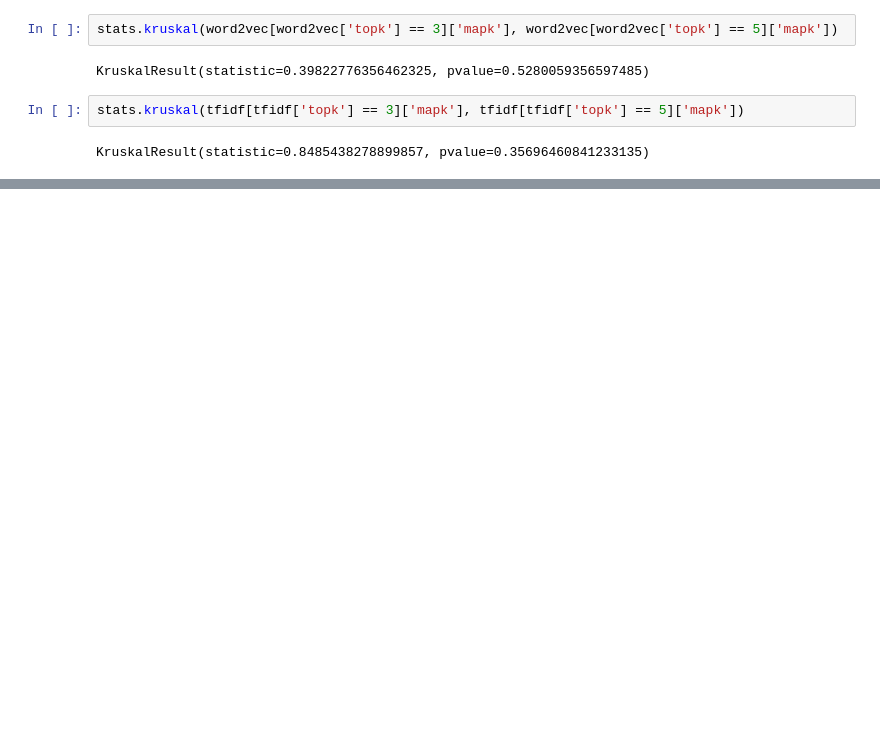
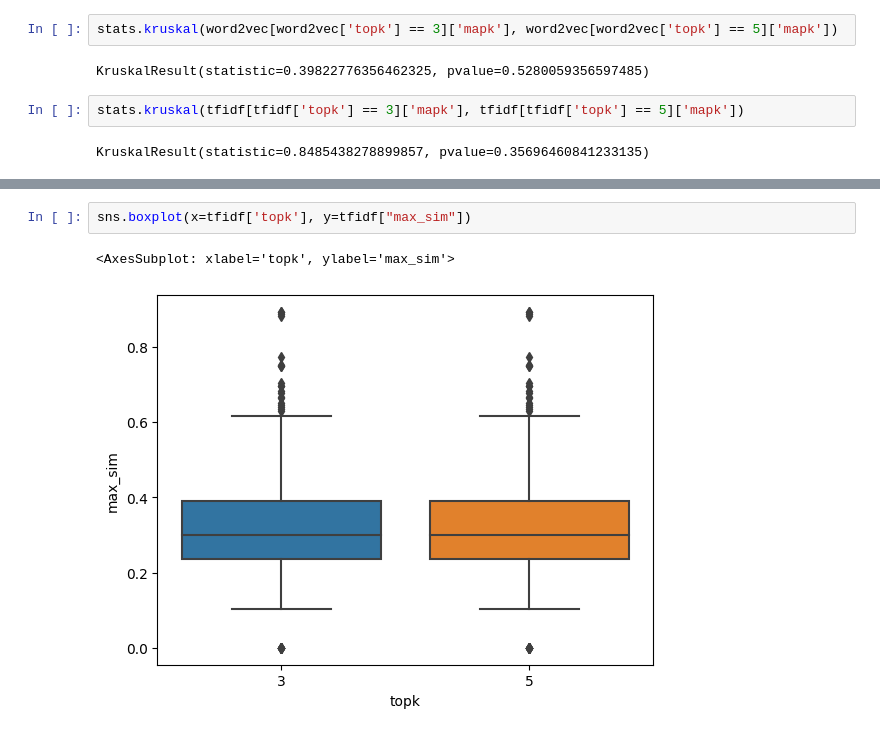
Before and after one commit to getuliobr/AutoLabellerEvaluator, a Jupyter notebook: data.ipynb, the cells around one changed output, grey strips where cells are left out. Cells and saved outputs as stored; diff of their text form; blank space fills up the shorter version.

```diff
--- a/data.ipynb
+++ b/data.ipynb
@@ -73,0 +88,5 @@ KruskalResult(statistic=0.8485438278899857, pvalue=0.35696460841233135)
+# %%
+sns.boxplot(x=tfidf['topk'], y=tfidf["max_sim"])
+# %% [output]
+<AxesSubplot: xlabel='topk', ylabel='max_sim'>
+[figure, added]
```
Also changed, not shown: parts of 14 cells of this notebook.
